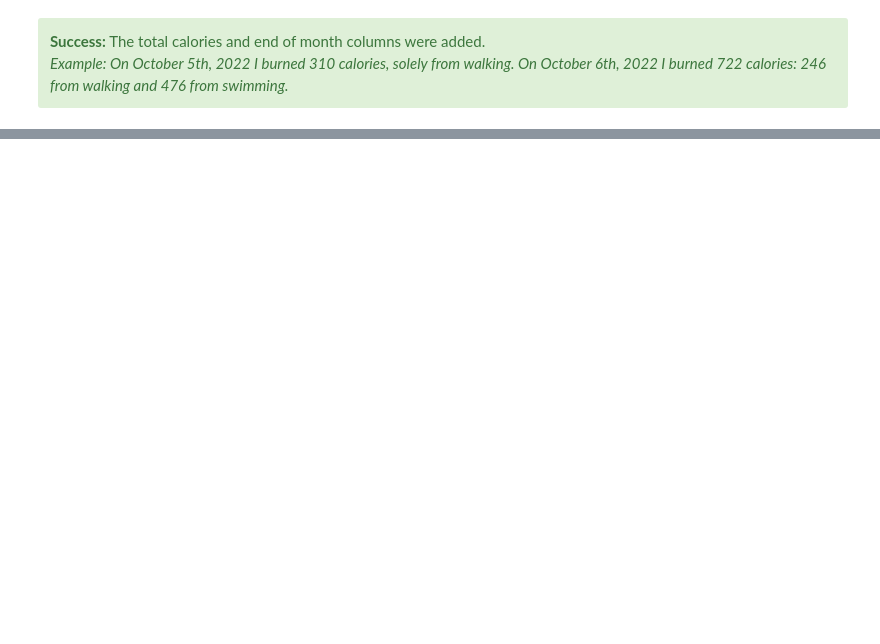
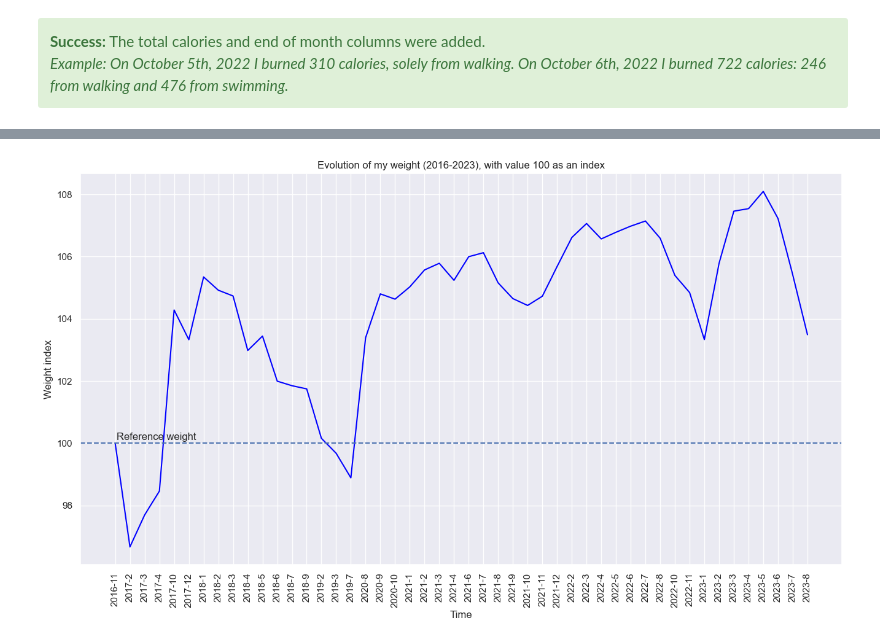
Before and after one commit to MargotMarchais/Samsung_Health_revamp, a Jupyter notebook: Part3_Samsung_Health_Google_Maps_combined.ipynb, the cells around one changed output, grey strips where cells are left out. Drawn from its saved outputs; the diff is of its cells as text; code cells hidden in the pictures; blank space fills up the shorter version.

```diff
--- a/Part3_Samsung_Health_Google_Maps_combined.ipynb
+++ b/Part3_Samsung_Health_Google_Maps_combined.ipynb
@@ -285,0 +294,21 @@ plt.show()
+# %%
+# Import my wieght data from Samsung Health
+weight = pd.read_csv('C:/Users/margo/Documents/Documents/Quotidien/Samsung_Health/samsunghealth_margot.2m_20230806172745/com.samsung.health.weight.20230806172745.csv',
+                     skiprows = 1,
+                     index_col = False)
+# %%
+# Keep only the relevant columns
+weight = weight[["start_time", "weight"]]
+
+# Convert the start_time (string) to a date format
+weight["date"] = pd.to_datetime(weight["start_time"])
+weight["date"] = weight["date"].dt.date
+weight["year"] = pd.to_datetime(weight["start_time"]).dt.year
+weight["month"] = pd.to_datetime(weight["date"]).dt.month
+weight.sort_values("date").head()
+
+# Index weight (true values are masked) = 100%
+reference_weight # hidden
+weight["index"] = round(100 * weight["weight"] / reference_weight,2)
+weight = weight[["date", "year", "month", "index"]]
+weight.sort_values("date").head()
@@ -285,0 +322,5 @@ plt.show()
+# %%
+# Compute mean statistics per month
+weight_agg = weight.sort_values("date").groupby(["year", "month"])["index"].mean().reset_index()
+weight_agg["year_month"] = weight_agg["year"].astype(str) + "-"+ weight_agg["month"].astype(str)
+weight_agg.head()
@@ -285,0 +334,18 @@ plt.show()
+# %%
+# Evolutions of my weight over time (disclaimer : not all months are represented)
+sns.set_style("dark")
+sns.set(rc={'figure.figsize':(16,8.27)})
+
+g1 = sns.lineplot(data = weight_agg, x="year_month", y="index", color = "blue")
+g1.set_title("Evolution of my weight (2016-2023), with value 100 as an index")
+g1.set(xlabel = "Time", ylabel= "Weight index")
+
+g1.axhline(100, ls='--')
+g1.text(0.1,100.1, "Reference weight")
+
+locs, labels = plt.xticks()
+plt.setp(labels, rotation=90)
+
+plt.show()
+# %% [output]
+[figure, added]
```
Also changed, not shown: parts of 29 cells of this notebook.
